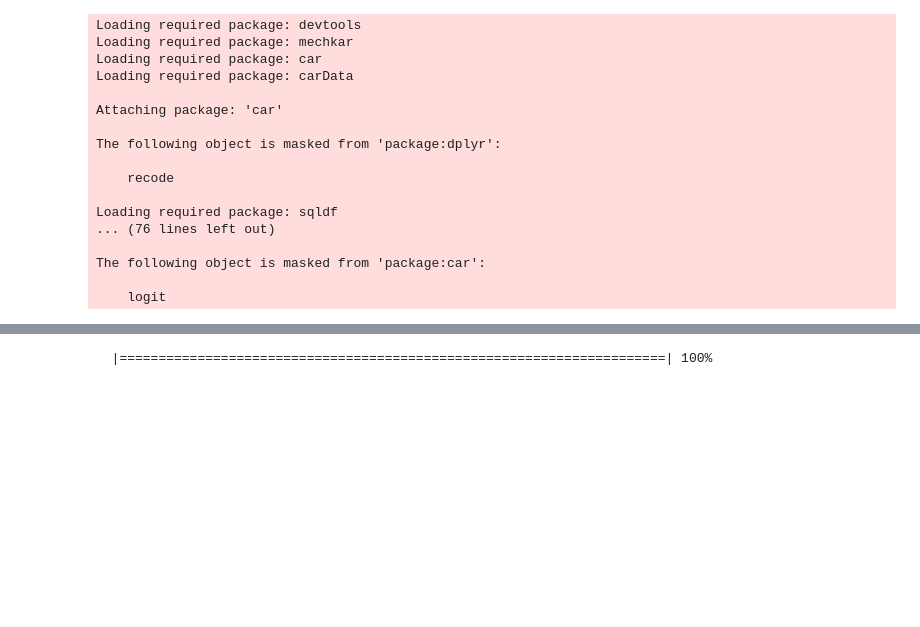
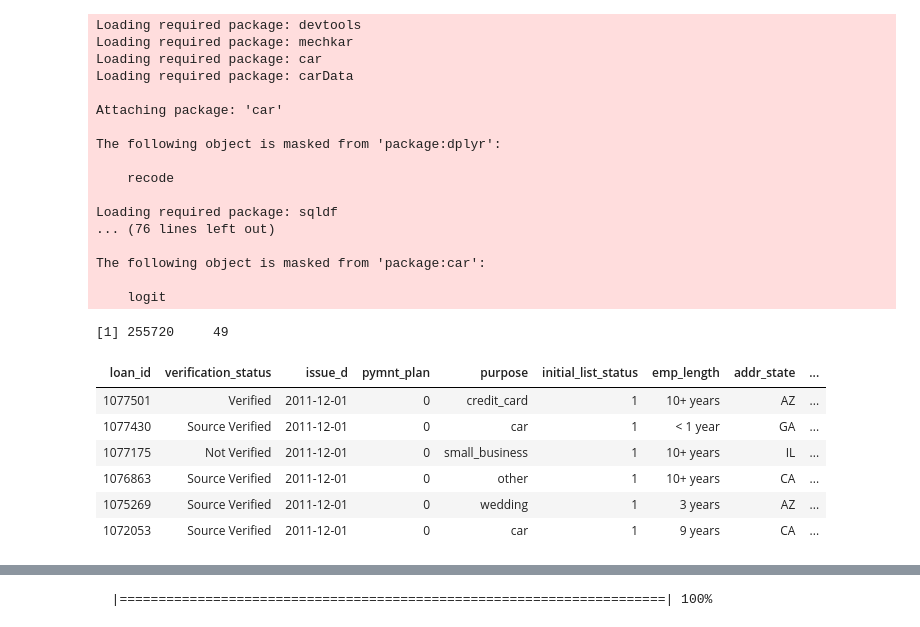
Before and after one commit to kobiburkis/LendingClubAnalysis, a Jupyter notebook: notebooks/Data Missingness.ipynb, the cells around one changed output, grey strips where cells are left out. Drawn from its saved outputs; the diff is of its cells as text; code cells hidden in the pictures; blank space fills up the shorter version.

```diff
--- a/notebooks/Data Missingness.ipynb
+++ b/notebooks/Data Missingness.ipynb
@@ -122,0 +155,12 @@ loans = read.csv(file)
+# %%
+dim(loans)
+head(loans)
+# %% [output]
+[1] 255720     49
+| loan_id | verification_status | issue_d | pymnt_plan | purpose | initial_list_status | emp_length | addr_state | ... |
+| 1077501 | Verified | 2011-12-01 | 0 | credit_card | 1 | 10+ years | AZ | ... |
+| 1077430 | Source Verified | 2011-12-01 | 0 | car | 1 | < 1 year | GA | ... |
+| 1077175 | Not Verified | 2011-12-01 | 0 | small_business | 1 | 10+ years | IL | ... |
+| 1076863 | Source Verified | 2011-12-01 | 0 | other | 1 | 10+ years | CA | ... |
+| 1075269 | Source Verified | 2011-12-01 | 0 | wedding | 1 | 3 years | AZ | ... |
+| 1072053 | Source Verified | 2011-12-01 | 0 | car | 1 | 9 years | CA | ... |
```
Also changed, not shown: parts of 8 cells of this notebook, 1 other file.
